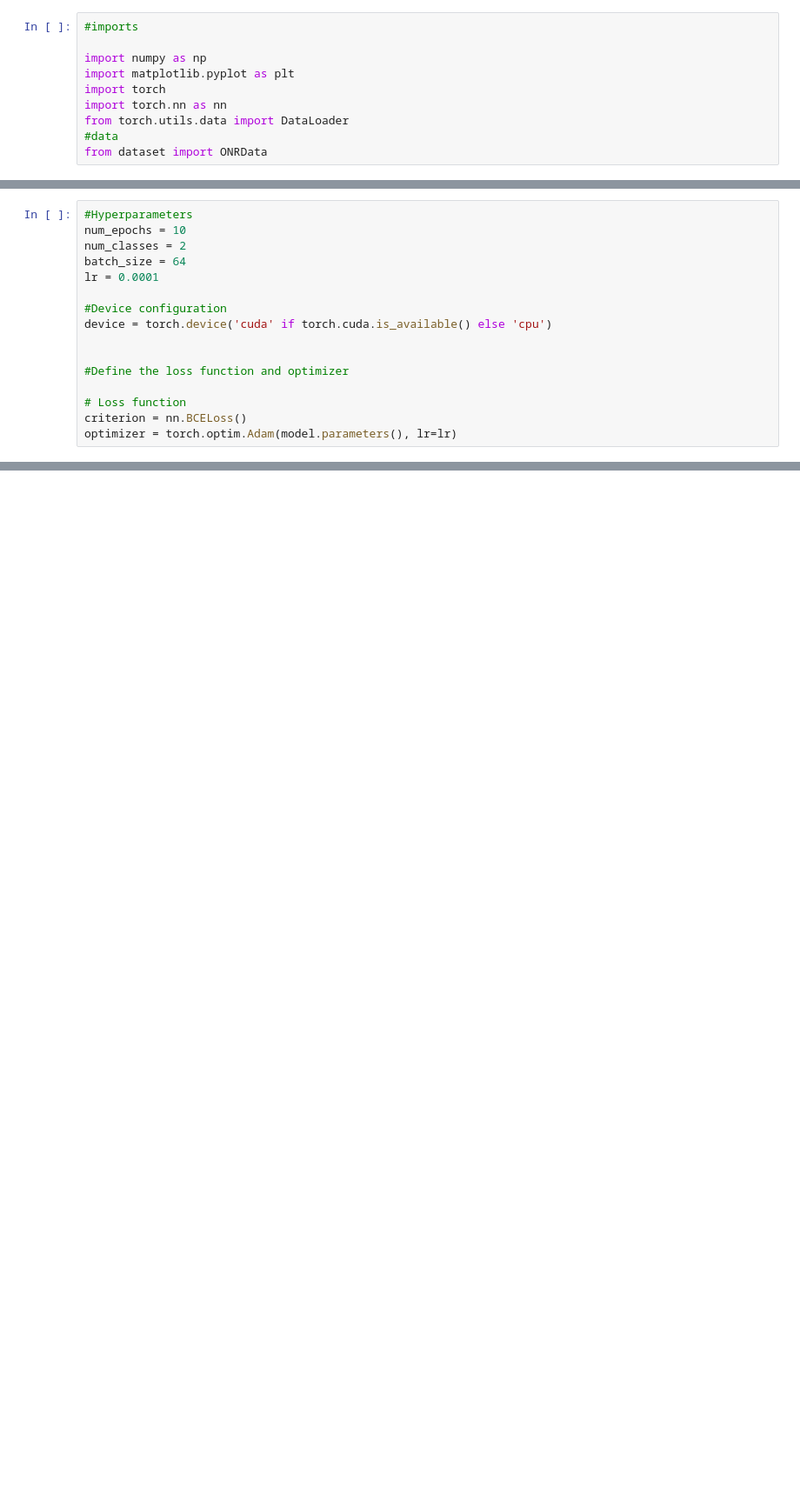
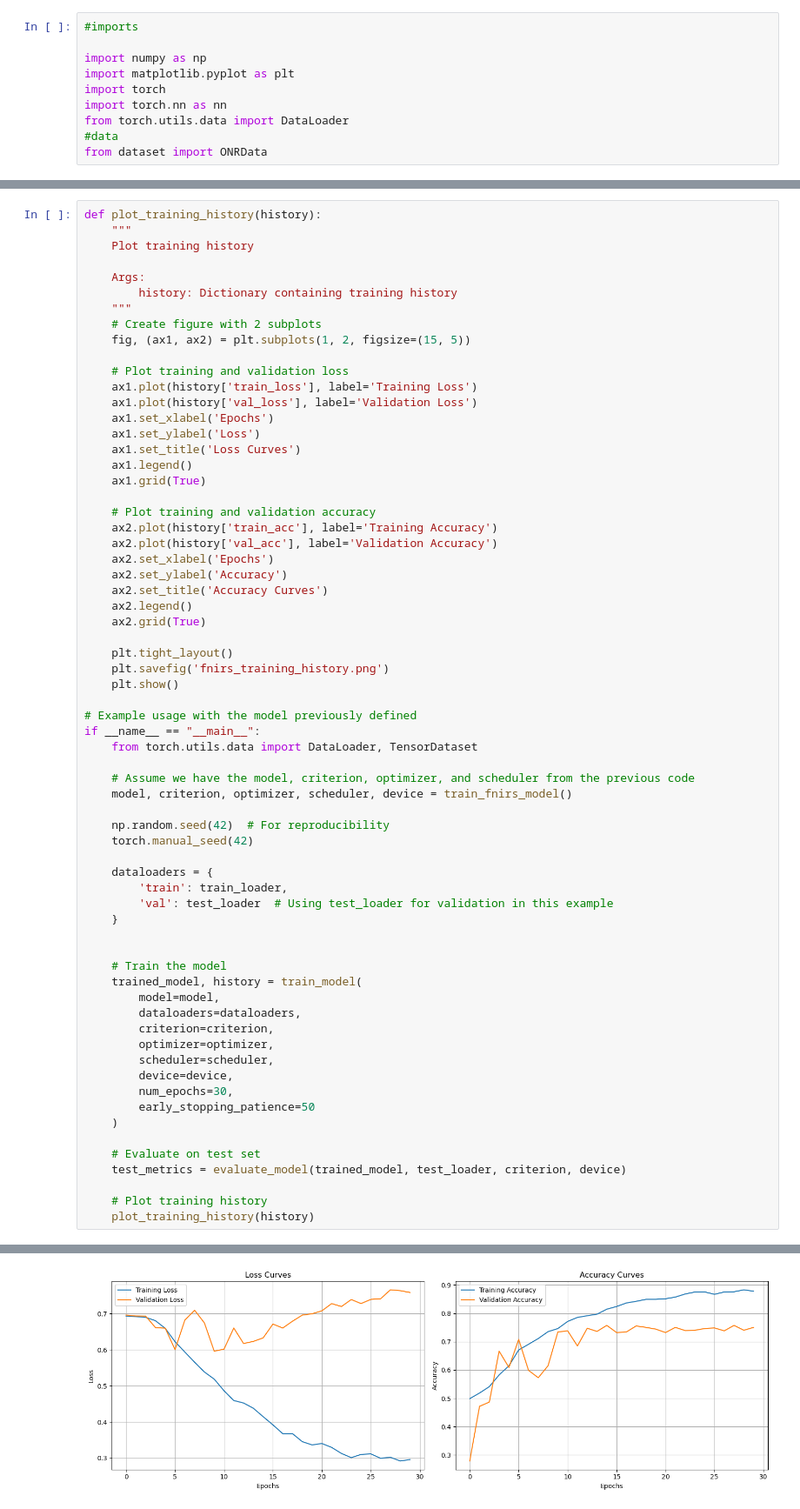
Before and after one commit to aarnol/workload-classification, a Jupyter notebook: cnn.ipynb, the cells around one changed output, grey strips where cells are left out. Shown: that part at 87% size. Cells and saved outputs as stored; diff of their text form; blank space fills up the shorter version.

```diff
--- a/cnn.ipynb
+++ b/cnn.ipynb
@@ -119,16 +216,0 @@ fNIRS_CNN_LSTM(
-# %%
-#Hyperparameters
-num_epochs = 10
-num_classes = 2
-batch_size = 64
-lr = 0.0001
-
-#Device configuration
-device = torch.device('cuda' if torch.cuda.is_available() else 'cpu')
-
-
-#Define the loss function and optimizer
-
-# Loss function
-criterion = nn.BCELoss()
-optimizer = torch.optim.Adam(model.parameters(), lr=lr)
@@ -276,0 +437,67 @@ KeyboardInterrupt:
+# %%
+def plot_training_history(history):
+    """
+    Plot training history
+
+    Args:
+        history: Dictionary containing training history
+    """
+    # Create figure with 2 subplots
+    fig, (ax1, ax2) = plt.subplots(1, 2, figsize=(15, 5))
+
+    # Plot training and validation loss
+    ax1.plot(history['train_loss'], label='Training Loss')
+    ax1.plot(history['val_loss'], label='Validation Loss')
+    ax1.set_xlabel('Epochs')
+    ax1.set_ylabel('Loss')
+    ax1.set_title('Loss Curves')
+    ax1.legend()
+    ax1.grid(True)
+
+    # Plot training and validation accuracy
+    ax2.plot(history['train_acc'], label='Training Accuracy')
+    ax2.plot(history['val_acc'], label='Validation Accuracy')
+    ax2.set_xlabel('Epochs')
+    ax2.set_ylabel('Accuracy')
+    ax2.set_title('Accuracy Curves')
+    ax2.legend()
+    ax2.grid(True)
+
+    plt.tight_layout()
+    plt.savefig('fnirs_training_history.png')
+    plt.show()
+
+# Example usage with the model previously defined
+if __name__ == "__main__":
+    from torch.utils.data import DataLoader, TensorDataset
+
+    # Assume we have the model, criterion, optimizer, and scheduler from the previous code
+    model, criterion, optimizer, scheduler, device = train_fnirs_model()
+
+    np.random.seed(42)  # For reproducibility
+    torch.manual_seed(42)
+
+    dataloaders = {
+        'train': train_loader,
+        'val': test_loader  # Using test_loader for validation in this example
+    }
+
+
+    # Train the model
+    trained_model, history = train_model(
+        model=model,
+        dataloaders=dataloaders,
+        criterion=criterion,
+        optimizer=optimizer,
+        scheduler=scheduler,
+        device=device,
+        num_epochs=30,
+        early_stopping_patience=50
+    )
+
+    # Evaluate on test set
+    test_metrics = evaluate_model(trained_model, test_loader, criterion, device)
+
+    # Plot training history
+    plot_training_history(history)
+# %% [output]
@@ -276,0 +522 @@ KeyboardInterrupt:
+[figure, added]
```
Also changed, not shown: parts of 5 cells of this notebook, 2 other files.
